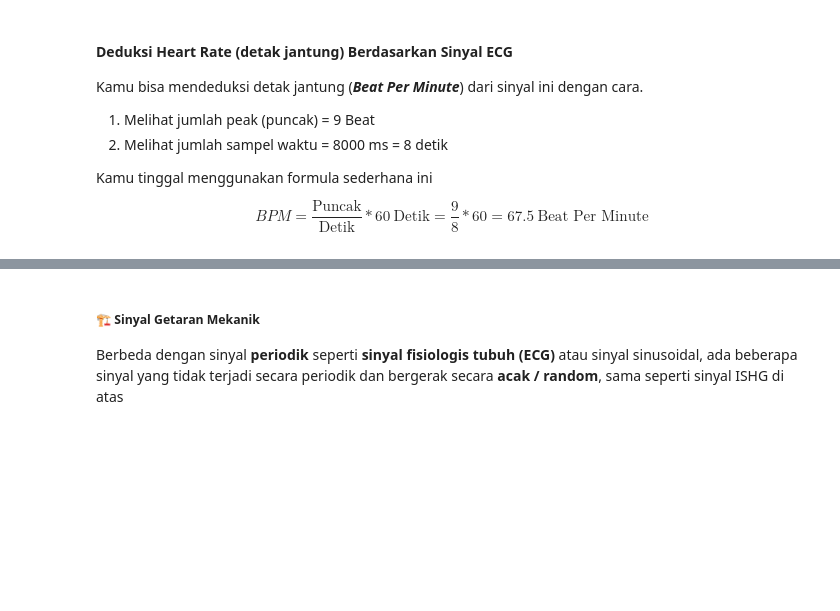
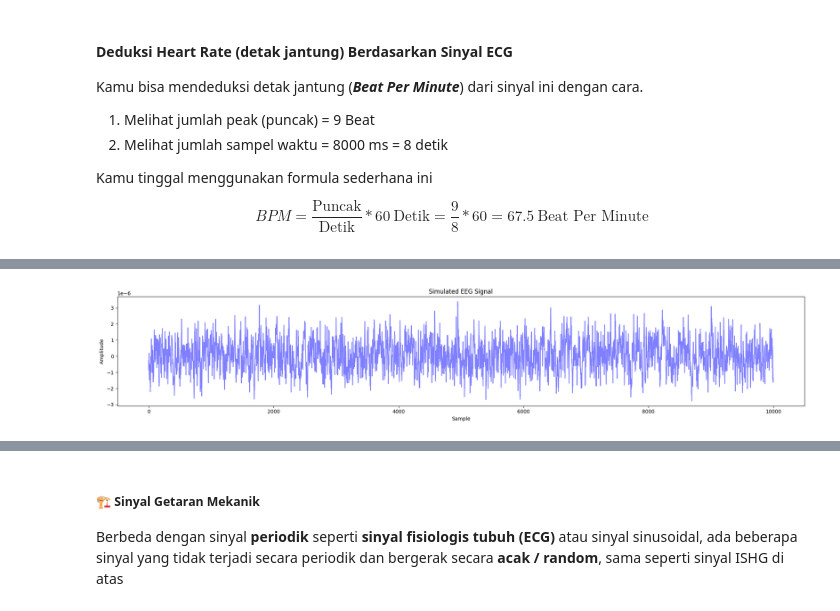
Before and after one commit to informatika-itera/if3024-handson, a Jupyter notebook: 2025-notebooks/hands-on2.ipynb, the cells around one changed output, grey strips where cells are left out. Saved outputs shown, nothing was run; the diff lists cells and outputs as text; code cells hidden in the pictures; blank space fills up the shorter version.

Commit message:
update: added materials on real life signals

```diff
--- a/2025-notebooks/hands-on2.ipynb
+++ b/2025-notebooks/hands-on2.ipynb
@@ -95,0 +120,12 @@ $$
+# %%
+eeg_signal = nk.eeg_simulate(duration=10, sampling_rate=1000, noise=0.1, random_state=2025)
+# %%
+plt.figure(figsize=(20, 4))
+plt.plot(eeg_signal, color="blue", alpha=0.5)
+plt.title("Simulated EEG Signal")
+plt.xlabel("Sample")
+plt.ylabel("Amplitude")
+plt.tight_layout()
+plt.show()
+# %% [output]
+[figure, added]
```
Also changed, not shown: parts of 28 cells of this notebook.
